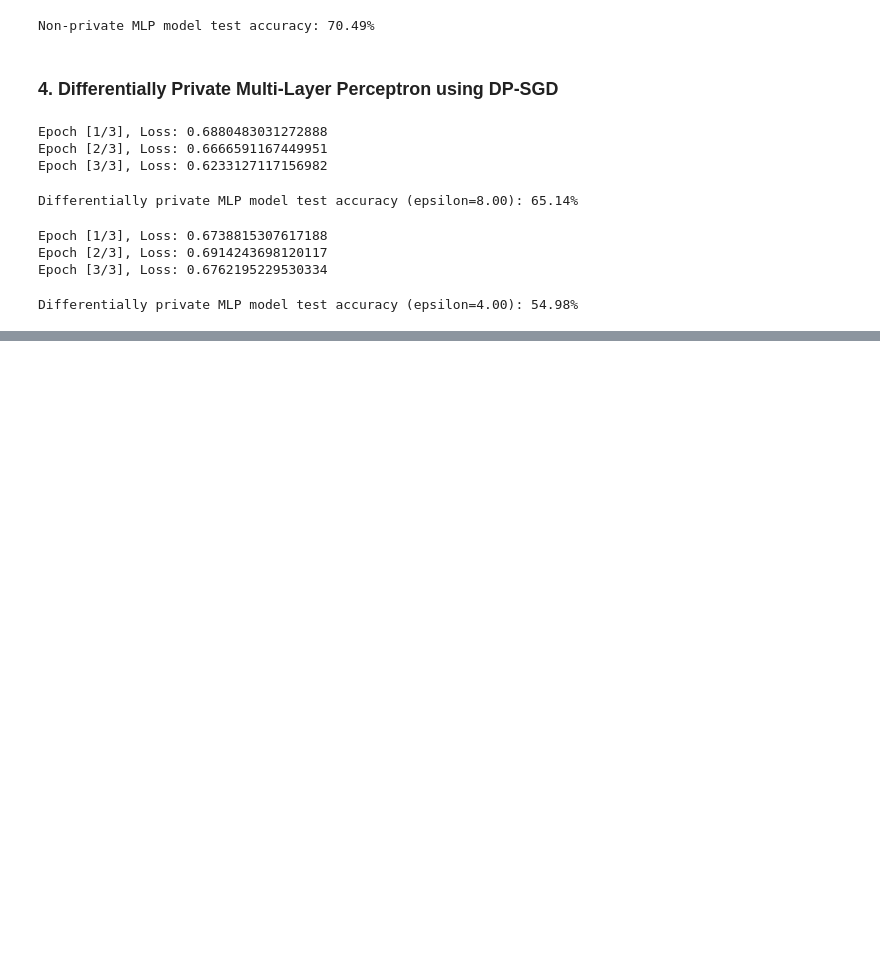
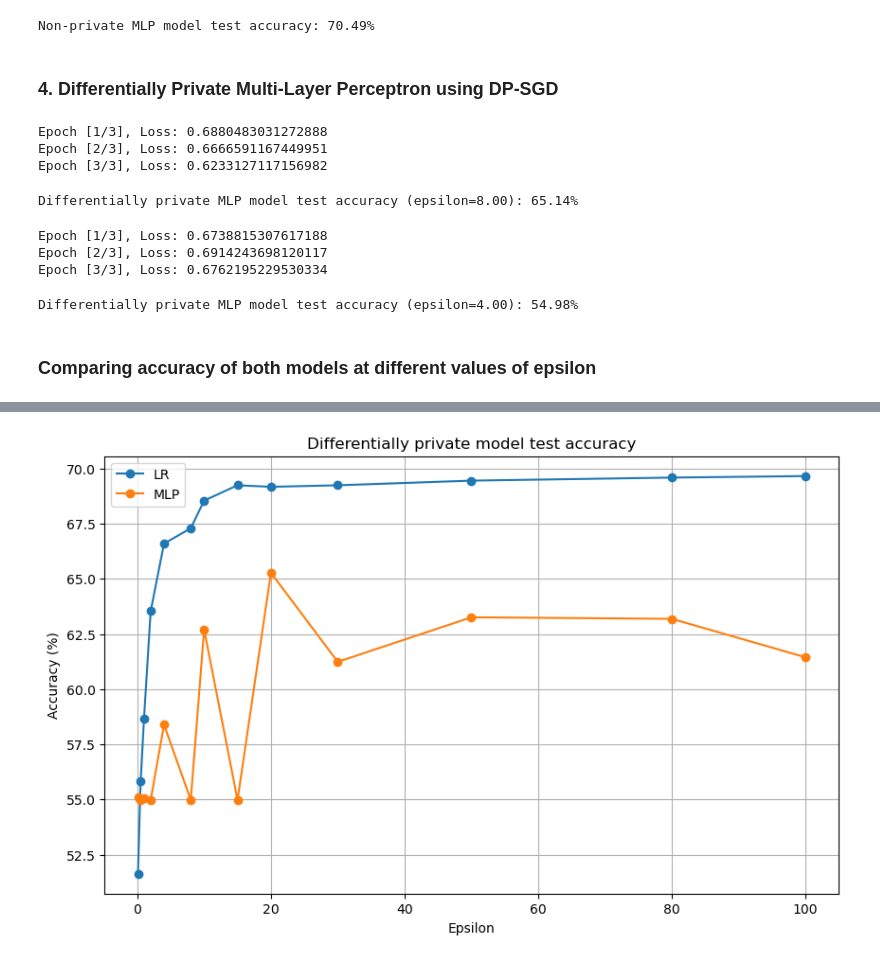
Before and after one commit to RU-Insane/compas-fairness-privacy-tradeoff-analysis, a Jupyter notebook: main/privacy/Differential_Privacy.ipynb, the cells around one changed output, grey strips where cells are left out. Saved outputs shown, nothing was run; the diff lists cells and outputs as text; code cells hidden in the pictures; blank space fills up the shorter version.

Commit message:
Compared model performance of both models

```diff
--- a/main/privacy/Differential_Privacy.ipynb
+++ b/main/privacy/Differential_Privacy.ipynb
@@ -281,9 +285,9 @@ def train_model_with_privacy(model, criterion, optimizer, train_loader, num_epoc
 
         print(f'Epoch [{epoch + 1}/{num_epochs}], Loss: {loss.item()}')
 
-    return model
+    return model, privacy_engine
 # %%
-model = train_model_with_privacy(model, criterion, optimizer, train_loader, num_epochs=3,
+model, privacy_engine = train_model_with_privacy(model, criterion, optimizer, train_loader, num_epochs=3,
                                  DELTA=DELTA, EPSILON=EPSILON, EPOCHS=EPOCHS, MAX_GRAD_NORM=MAX_GRAD_NORM)
 # %% [output]
 Epoch [1/3], Loss: 0.6880483031272888
@@ -317,3 +321,48 @@ print("Differentially private MLP model test accuracy (epsilon=%.2f): %.2f%%" %
       (EPSILON, (dp2_mlp.item() * 100)))
 # %% [output]
 Differentially private MLP model test accuracy (epsilon=4.00): 54.98%
+# %% [markdown]
+### Comparing accuracy of both models at different values of epsilon
+# %%
+# Define the range of epsilon values
+epsilons = [0.1, 0.5, 1.0, 2.0, 4.0, 8.0, 10.0, 15.0, 20.0, 30.0, 50.0, 80.0, 100.0]
+
+# Initialize lists to store results
+accuracy_scores_lr = []
+accuracy_scores_mlp = []
+
+# Loop over epsilon values
+for epsilon in epsilons:
+    # Train and evaluate the LR model
+    dp_clf = dp.LogisticRegression(random_state=0, epsilon=epsilon)
+    dp_clf.fit(X_train_scaled, y_train)
+    dp_lr = dp_clf.score(X_test_scaled, y_test)
+    accuracy_scores_lr.append(dp_lr * 100)
+
+    # Train and evaluate the MLP model
+    model = MLPModel(input_size, hidden_size1, hidden_size2,hidden_size3, output_size)
+    criterion = nn.BCELoss()
+    optimizer = optim.SGD(model.parameters(), lr=0.01, momentum=0.9)
+    model, privacy_engine = train_model_with_privacy(model, criterion, optimizer, train_loader, num_epochs=5,
+                                     DELTA=DELTA, EPSILON=epsilon, EPOCHS=EPOCHS, MAX_GRAD_NORM=MAX_GRAD_NORM)
+    dp_mlp = evaluate_model_accuracy(model, X_test_tensor, y_test_tensor)
+    accuracy_scores_mlp.append(dp_mlp.item() * 100)
+
+    # Explicitly delete the model and privacy engine to ensure they are reset
+    del model
+    del privacy_engine
+
+# Plot accuracy as a function of epsilon
+plt.figure(figsize=(10, 6))
+plt.plot(epsilons, accuracy_scores_lr, marker='o', label='LR')
+plt.plot(epsilons, accuracy_scores_mlp, marker='o', label='MLP')
+plt.title('Differentially private model test accuracy')
+plt.xlabel('Epsilon')
+plt.ylabel('Accuracy (%)')
+plt.grid(True)
+plt.legend()
+
+# Save the plot
+plt.savefig('model_accuracy.png')
+plt.show()
+# %% [output]
@@ -319,0 +386 @@ Differentially private MLP model test accuracy (epsilon=4.00): 54.98%
+[figure, added]
```
Also changed, not shown: parts of 4 cells of this notebook, 1 other file.
